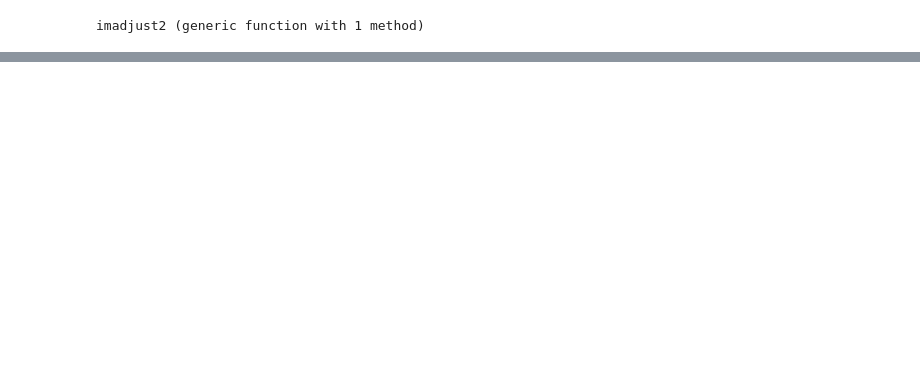
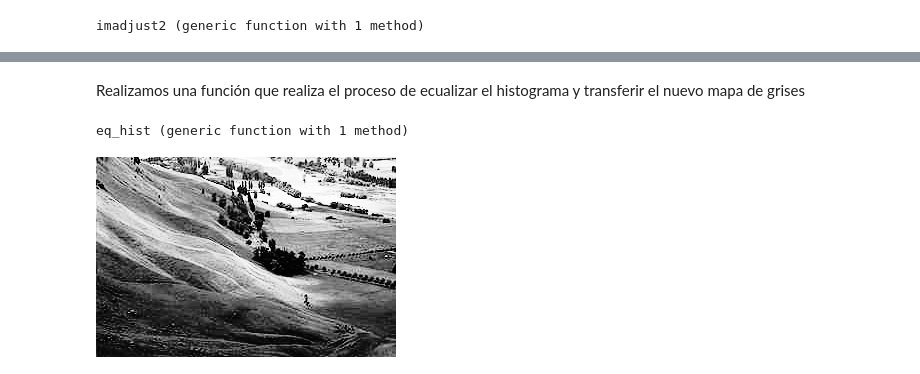
Before and after one commit to elsuizo/Practicas_vision, a Jupyter notebook: Practica2/Julia/practica2.ipynb, the cells around one changed output, grey strips where cells are left out. Drawn from its saved outputs; the diff is of its cells as text; code cells hidden in the pictures; blank space fills up the shorter version.

```diff
--- a/Practica2/Julia/practica2.ipynb
+++ b/Practica2/Julia/practica2.ipynb
@@ -40,0 +118,20 @@ while loading In[8], in expression starting on line 1
+# %% [markdown]
+Realizamos una función que realiza el proceso de ecualizar el histograma y transferir el nuevo mapa de grises
+# %%
+function eq_hist(img_gray)
+
+    h = histogram(img_gray) # calculate the histogram
+    h_eq = cumsum(h) # calculate the cumulative sum
+    gr = [Gray(i) for i in h_eq] # generated the equalized grayscale map
+    A = float(data(img_gray)) # convert to float
+    dataint = iround(Uint8, 254*A + 1 ) # convert 1-254
+    img_eq = ImageCmap(dataint, gr)
+
+    return img_eq
+end
+# %% [output]
+eq_hist (generic function with 1 method)
+# %%
+eq = eq_hist(img_gray)
+# %% [output]
+[figure, added]
```
Also changed, not shown: parts of 29 cells of this notebook.
